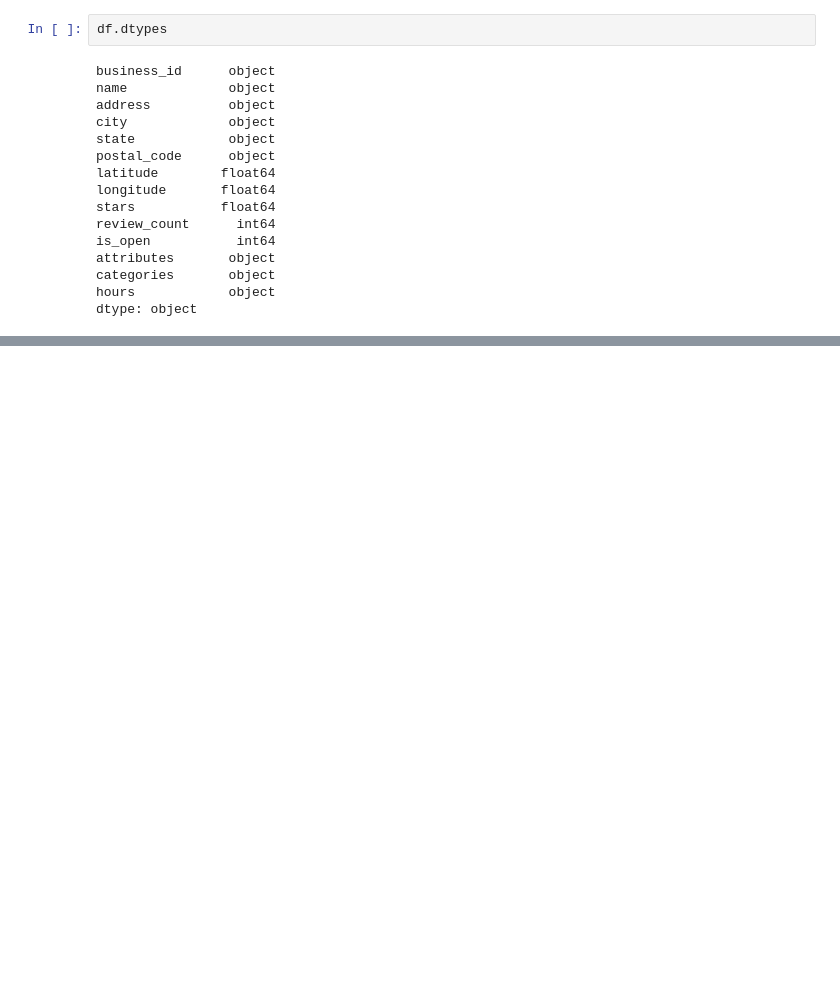
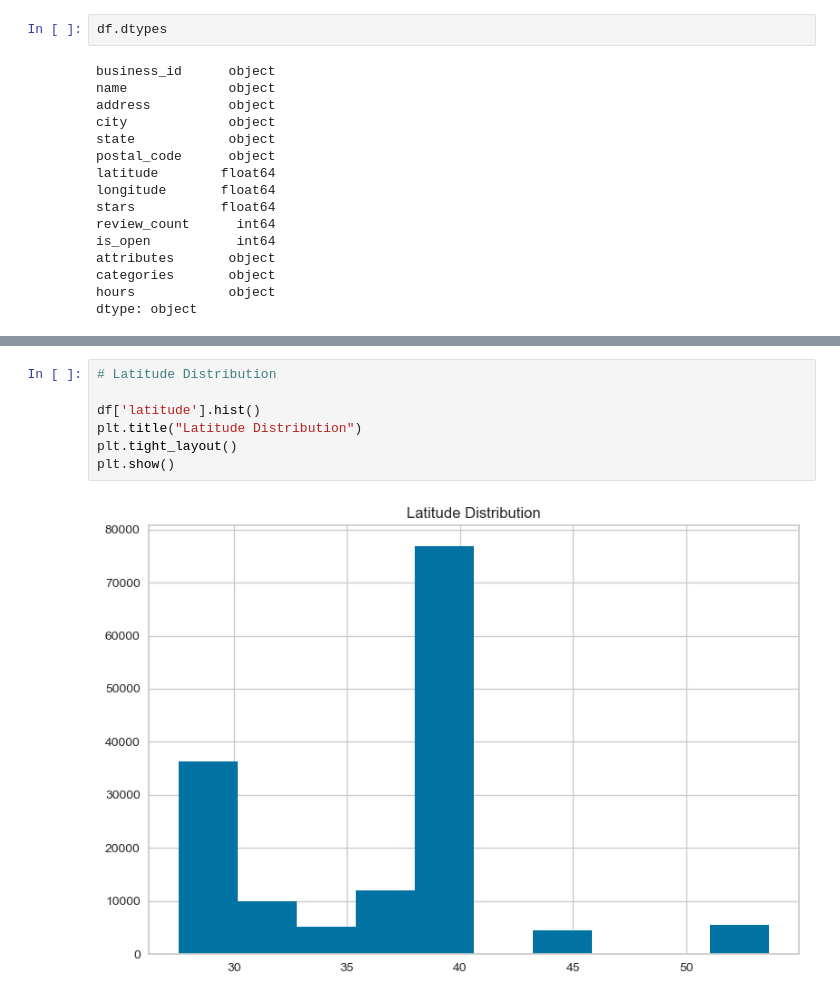
Before and after one commit to junaidazhar42/YelpSphere-Geo-Based-Cluster-Analysis, a Jupyter notebook: main.ipynb, the cells around one changed output, grey strips where cells are left out. Cells and saved outputs as stored; diff of their text form; blank space fills up the shorter version.

```diff
--- a/main.ipynb
+++ b/main.ipynb
@@ -69,0 +251,9 @@ dtype: object
+# %%
+# Latitude Distribution
+
+df['latitude'].hist()
+plt.title("Latitude Distribution")
+plt.tight_layout()
+plt.show()
+# %% [output]
+[figure, added]
```
Also changed, not shown: parts of 27 cells of this notebook.
